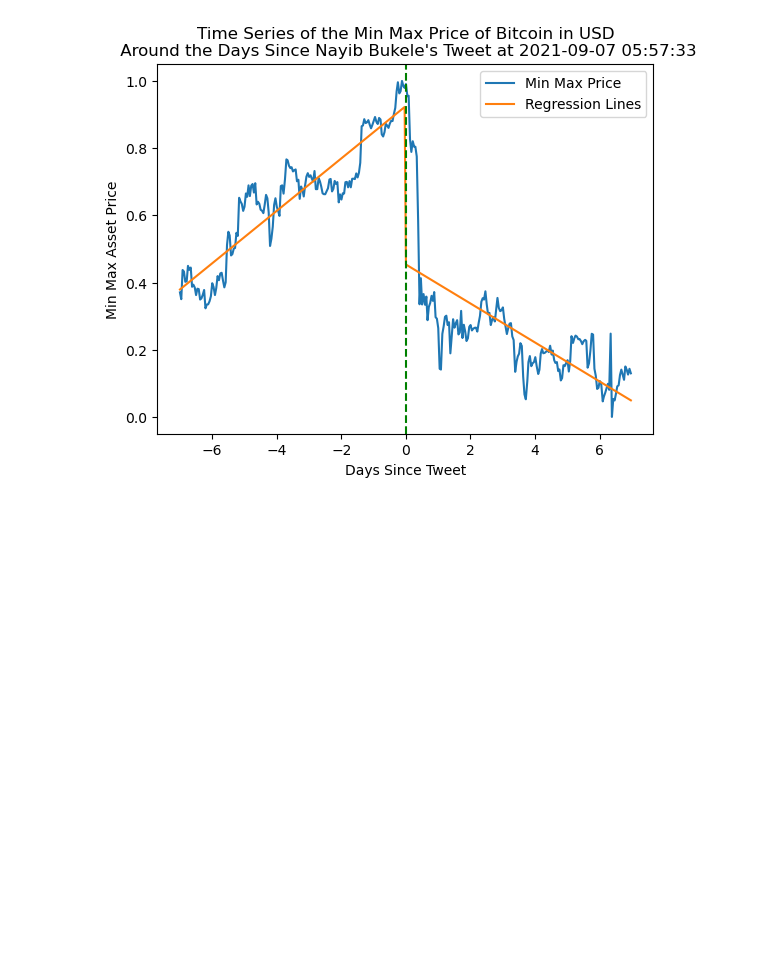
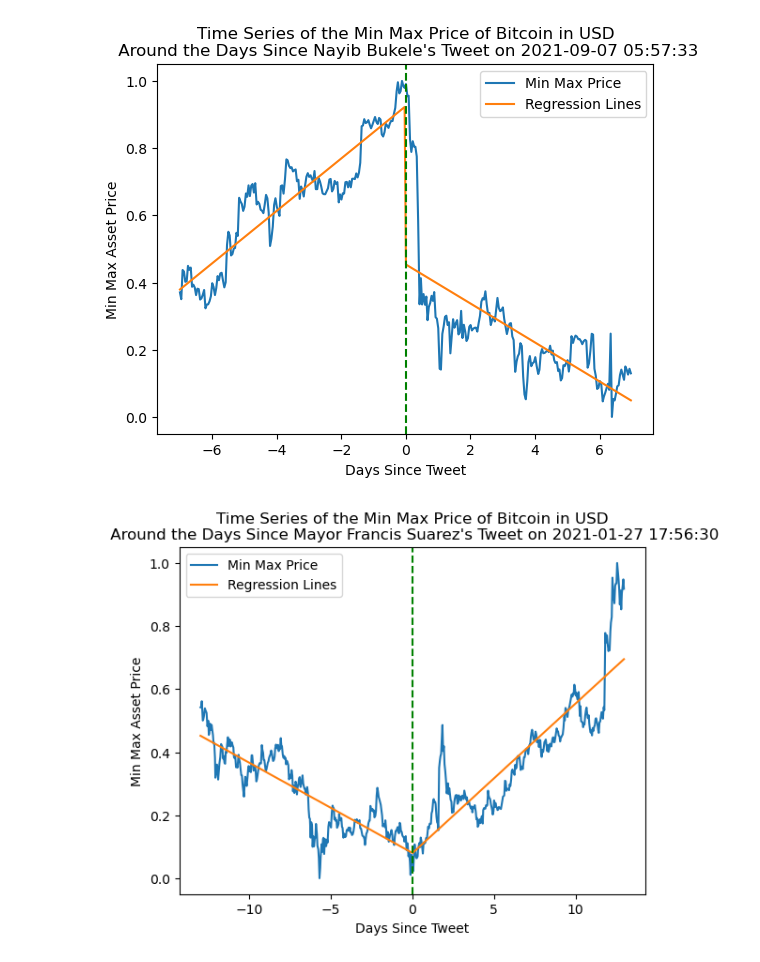
Before and after one commit to DataTa-Da/qm2, a Jupyter notebook: analysis/Discontinuity Regression.ipynb, the cells around one changed output. Saved outputs shown, nothing was run; the diff lists cells and outputs as text; code cells hidden in the pictures; blank space fills up the shorter version.

Commit message:
Finished writing the procedures to generate box plots, time series and normal of placebos.

```diff
--- a/analysis/Discontinuity Regression.ipynb
+++ b/analysis/Discontinuity Regression.ipynb
@@ -193,7 +193,7 @@ def price_over_time_plot(df,model,title,xlabel="Days Since Tweet",ylabel="Min Ma
     plt.ylabel(ylabel)
     plt.legend(["Min Max Price","Regression Lines"])
     return plt
-def produce_modelled_price_over_time_plots(tws):
+def produce_modeled_price_over_time_plots(tws):
     #again, the tweet timestamp is the key in this dictionary:
     plots = []
     for tweet_stats in tws:
@@ -205,13 +205,23 @@ def produce_modelled_price_over_time_plots(tws):
         coin = tweet_stats.coin
         currency = tweet_stats.currency
         creator = tweet_stats.creator
-        title = "Time Series of the Min Max Price of {coin} in {currency}\n Around the Days Since {creator}'s Tweet at {twt_dt}".format(coin=coin.title(),currency=currency.upper(),creator=creator.title(),twt_dt=str(twt_dt))
+        title = "Time Series of the Min Max Price of {coin} in {currency}\n Around the Days Since {creator}'s Tweet on {twt_dt}".format(coin=coin.title(),currency=currency.upper(),creator=creator.title(),twt_dt=str(twt_dt))
         p_o_t_plot = price_over_time_plot(sub_df,model,title)
         tweet_stats.chosen_model_plot = p_o_t_plot
         plots.append(p_o_t_plot)
     return plots
+def select_chosen_model(tws,window_sizes=[]):
+    if len(window_sizes) < len(tws):
+        print("Please provide a list with an appropriate size for each tweet and regression models.")
+        return
+    else:
+        for i in range(len(tws)):
+            tweet_stats = tws[i]
+            window_size = window_sizes[i]
+            tweet_stats.chosen_model = tweet_stats.regression_models[window_size-1]
+            tweet_stats.chosen_window_size = window_size
 # %%
-all_tweet_stats[0].chosen_model = all_tweet_stats[0].regression_models[6]
-all_tweet_stats[0].chosen_window_size = 7
-produce_modelled_price_over_time_plots([all_tweet_stats[0]])
+window_sizes=[7,13,5,11,12,12]
+select_chosen_model(all_tweet_stats,window_sizes)
+produce_modeled_price_over_time_plots(all_tweet_stats)
 # %% [output]
@@ -219 +234,2 @@ produce_modelled_price_over_time_plots([all_tweet_stats[0]])
-[figure, old version]
+[figure, new version]
+[figure, added]
```
Also changed, not shown: parts of 15 cells of this notebook.
